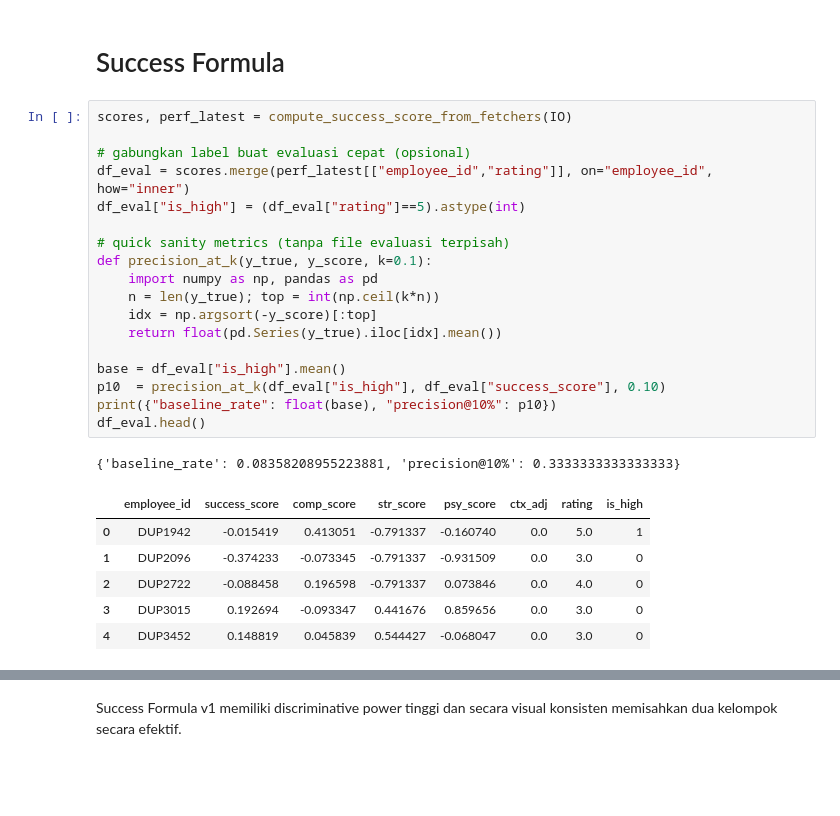
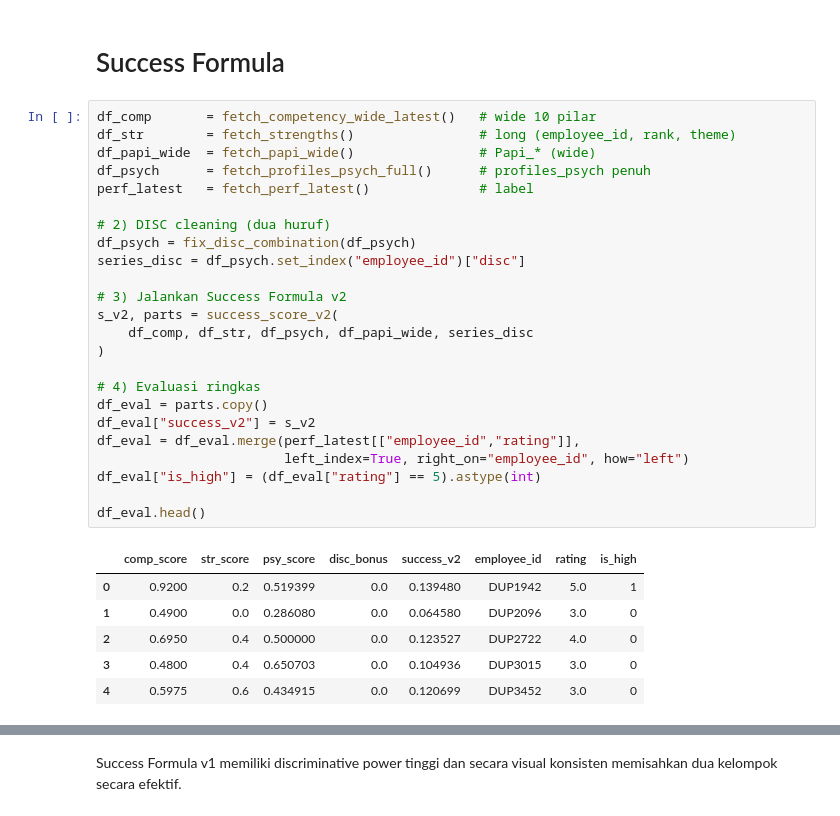
Before and after one commit to MuhammadNurilHuda/talent-match-intelligence, a Jupyter notebook: notebooks/step1_redthreads.ipynb, the cells around one changed output, grey strips where cells are left out. Cells and saved outputs as stored; diff of their text form; blank space fills up the shorter version.

```diff
--- a/notebooks/step1_redthreads.ipynb
+++ b/notebooks/step1_redthreads.ipynb
@@ -404,30 +727,35 @@ plt.show()
 # %% [markdown]
 # Success Formula
 # %%
-scores, perf_latest = compute_success_score_from_fetchers(IO)
+df_comp       = fetch_competency_wide_latest()   # wide 10 pilar
+df_str        = fetch_strengths()                # long (employee_id, rank, theme)
+df_papi_wide  = fetch_papi_wide()                # Papi_* (wide)
+df_psych      = fetch_profiles_psych_full()      # profiles_psych penuh
+perf_latest   = fetch_perf_latest()              # label
 
-# gabungkan label buat evaluasi cepat (opsional)
-df_eval = scores.merge(perf_latest[["employee_id","rating"]], on="employee_id", how="inner")
-df_eval["is_high"] = (df_eval["rating"]==5).astype(int)
+# 2) DISC cleaning (dua huruf)
+df_psych = fix_disc_combination(df_psych)
+series_disc = df_psych.set_index("employee_id")["disc"]
 
-# quick sanity metrics (tanpa file evaluasi terpisah)
-def precision_at_k(y_true, y_score, k=0.1):
-    import numpy as np, pandas as pd
-    n = len(y_true); top = int(np.ceil(k*n))
-    idx = np.argsort(-y_score)[:top]
-    return float(pd.Series(y_true).iloc[idx].mean())
+# 3) Jalankan Success Formula v2
+s_v2, parts = success_score_v2(
+    df_comp, df_str, df_psych, df_papi_wide, series_disc
+)
 
-base = df_eval["is_high"].mean()
-p10  = precision_at_k(df_eval["is_high"], df_eval["success_score"], 0.10)
-print({"baseline_rate": float(base), "precision@10%": p10})
+# 4) Evaluasi ringkas
+df_eval = parts.copy()
+df_eval["success_v2"] = s_v2
+df_eval = df_eval.merge(perf_latest[["employee_id","rating"]],
+                        left_index=True, right_on="employee_id", how="left")
+df_eval["is_high"] = (df_eval["rating"] == 5).astype(int)
+
 df_eval.head()
 # %% [output]
-{'baseline_rate': 0.08358208955223881, 'precision@10%': 0.3333333333333333}
-|  | employee_id | success_score | comp_score | str_score | psy_score | ctx_adj | rating | is_high |
-| 0 | DUP1942 | -0.015419 | 0.413051 | -0.791337 | -0.160740 | 0.0 | 5.0 | 1 |
-| 1 | DUP2096 | -0.374233 | -0.073345 | -0.791337 | -0.931509 | 0.0 | 3.0 | 0 |
-| 2 | DUP2722 | -0.088458 | 0.196598 | -0.791337 | 0.073846 | 0.0 | 4.0 | 0 |
-| 3 | DUP3015 | 0.192694 | -0.093347 | 0.441676 | 0.859656 | 0.0 | 3.0 | 0 |
-| 4 | DUP3452 | 0.148819 | 0.045839 | 0.544427 | -0.068047 | 0.0 | 3.0 | 0 |
+|  | comp_score | str_score | psy_score | disc_bonus | success_v2 | employee_id | rating | is_high |
+| 0 | 0.9200 | 0.2 | 0.519399 | 0.0 | 0.139480 | DUP1942 | 5.0 | 1 |
+| 1 | 0.4900 | 0.0 | 0.286080 | 0.0 | 0.064580 | DUP2096 | 3.0 | 0 |
+| 2 | 0.6950 | 0.4 | 0.500000 | 0.0 | 0.123527 | DUP2722 | 4.0 | 0 |
+| 3 | 0.4800 | 0.4 | 0.650703 | 0.0 | 0.104936 | DUP3015 | 3.0 | 0 |
+| 4 | 0.5975 | 0.6 | 0.434915 | 0.0 | 0.120699 | DUP3452 | 3.0 | 0 |
 # %%
 y = df_eval["is_high"].astype(int)
```
Also changed, not shown: parts of 25 cells of this notebook, 7 other files.
